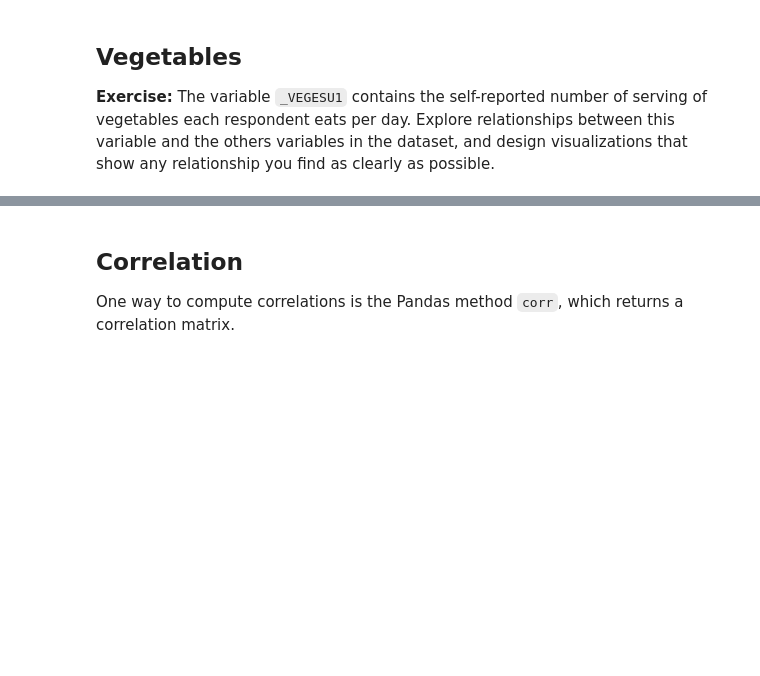
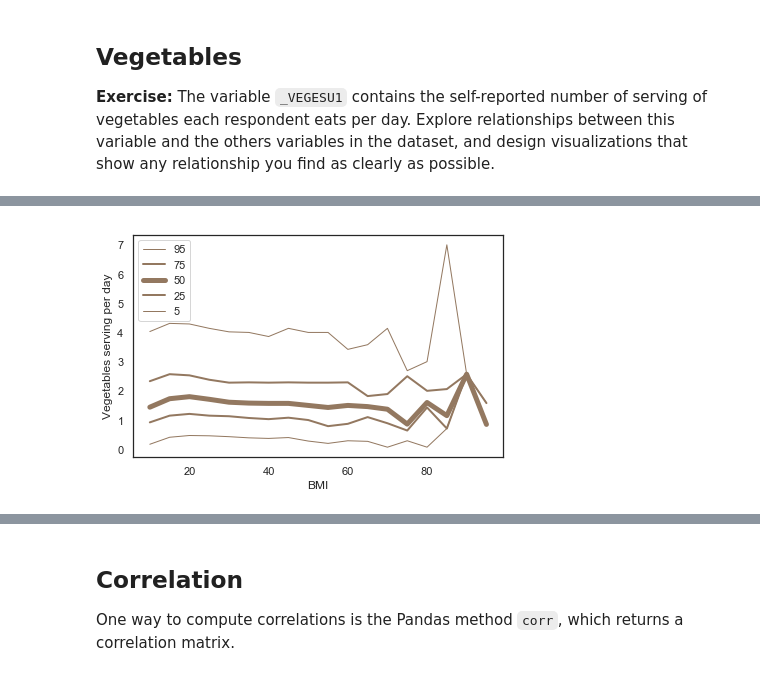
Before and after one commit to minhkhang1795/ThinkStats2, a Jupyter notebook: homeworks/homework03mine.ipynb, the cells around one changed output, grey strips where cells are left out. Cells and saved outputs as stored; diff of their text form; code cells hidden in the pictures; blank space fills up the shorter version.

```diff
--- a/homeworks/homework03mine.ipynb
+++ b/homeworks/homework03mine.ipynb
@@ -447,0 +527,13 @@ decorate(xlabel='Height in cm',
+# %%
+# group data into BMI groups
+bins = np.arange(10, data_clean.BMI.max(), 5)
+data_clean['BMI10'] = pd.cut(data_clean['BMI'], bins=bins, labels=bins[:-1]).astype(float)
+grouped = data_clean.groupby('BMI10')
+# %%
+# collect percentiles as a list of arrays
+ps = [95, 75, 50, 25, 5]
+res = []
+for name, group in grouped['_VEGESU1']:
+    percentiles = Cdf(group).Percentiles(ps)
+    print(name, percentiles)
+    res.append(percentiles)
@@ -447,0 +559,4 @@ decorate(xlabel='Height in cm',
+# %%
+# extract the keys from the groupby object
+xs = grouped.groups.keys()
+xs
@@ -447,0 +565,4 @@ decorate(xlabel='Height in cm',
+# %%
+# get the columns of the list of arrays
+rows = np.transpose(res)
+rows
@@ -447,0 +580,11 @@ decorate(xlabel='Height in cm',
+# %%
+# plot percentiles across the groups
+width = [1,2,5,2,1]
+
+for i, qs in enumerate(rows):
+    plt.plot(xs, qs, label=ps[i], linewidth=width[i], color='C5')
+
+decorate(xlabel='BMI',
+         ylabel='Vegetables serving per day')
+# %% [output]
+[figure, added]
```
Also changed, not shown: parts of 41 cells of this notebook.
